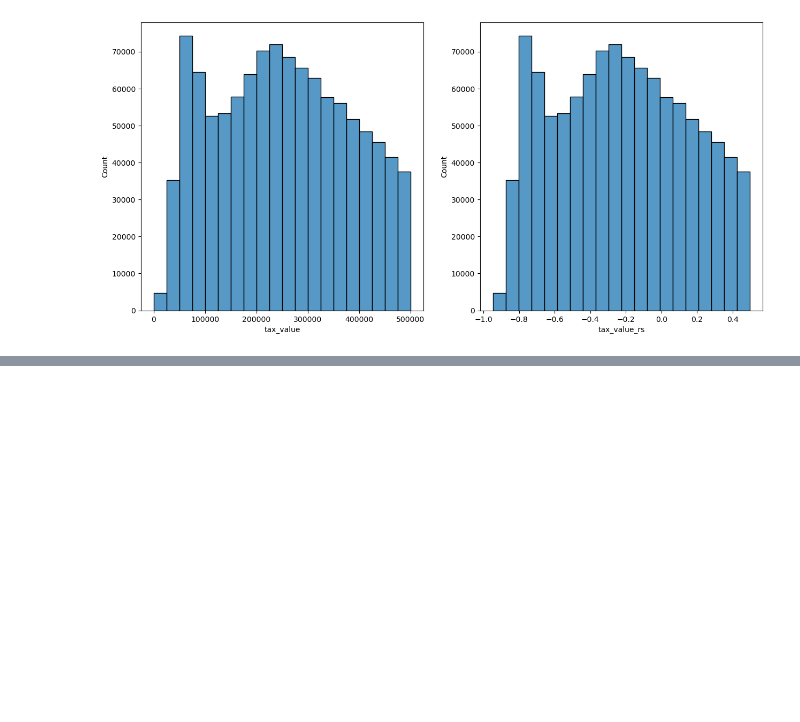
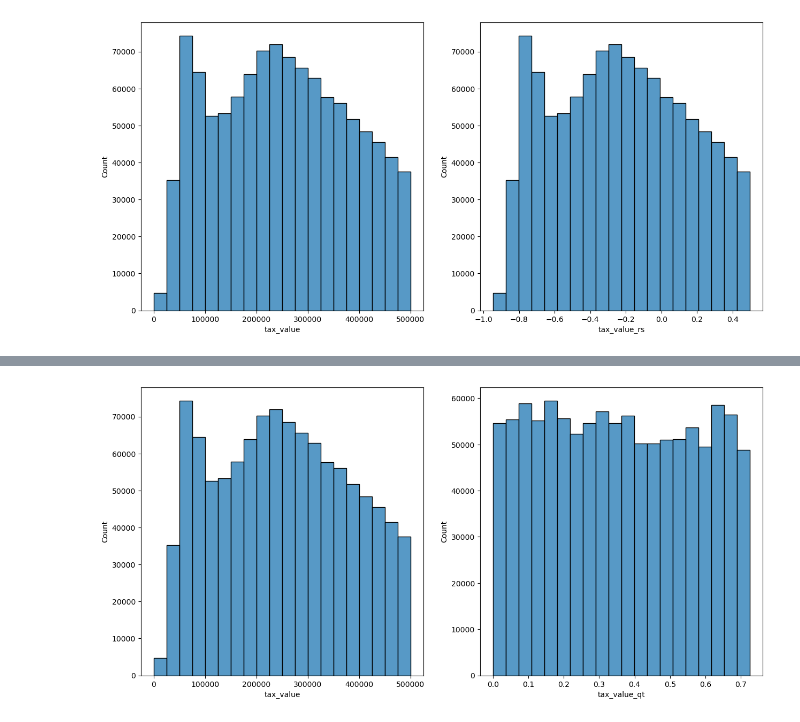
Before and after one commit to Msalazar2/regression-exercises, a Jupyter notebook: scaling.ipynb, the cells around one changed output, grey strips where cells are left out. Saved outputs shown, nothing was run; the diff lists cells and outputs as text; code cells hidden in the pictures; blank space fills up the shorter version.

```diff
--- a/scaling.ipynb
+++ b/scaling.ipynb
@@ -166,0 +209,8 @@ plt.show()
+# %%
+qt = QuantileTransformer()
+
+qt.fit(train[['bedrooms','bathrooms','square_ft','tax_value','year','tax_amount']])
+
+train[['bedrooms_qt','bathrooms_qt','square_ft_qt','tax_value_qt','year_qt','tax_amount_qt']] = qt.transform(train[['bedrooms','bathrooms','square_ft','tax_value','year','tax_amount']])
+
+train.head()
@@ -166,0 +225,15 @@ plt.show()
+# %%
+plt.figure(figsize = (15, 7))
+
+plt.subplot(1,2,1)
+
+sns.histplot(data = train, x = train.tax_value[train.tax_value <= 500000], bins = 20)
+
+
+plt.subplot(1,2,2)
+
+sns.histplot(data = train, x = train.tax_value_qt[train.tax_value <= 500000], bins = 20)
+
+plt.show()
+# %% [output]
+[figure, added]
```
Also changed, not shown: parts of 12 cells of this notebook.
